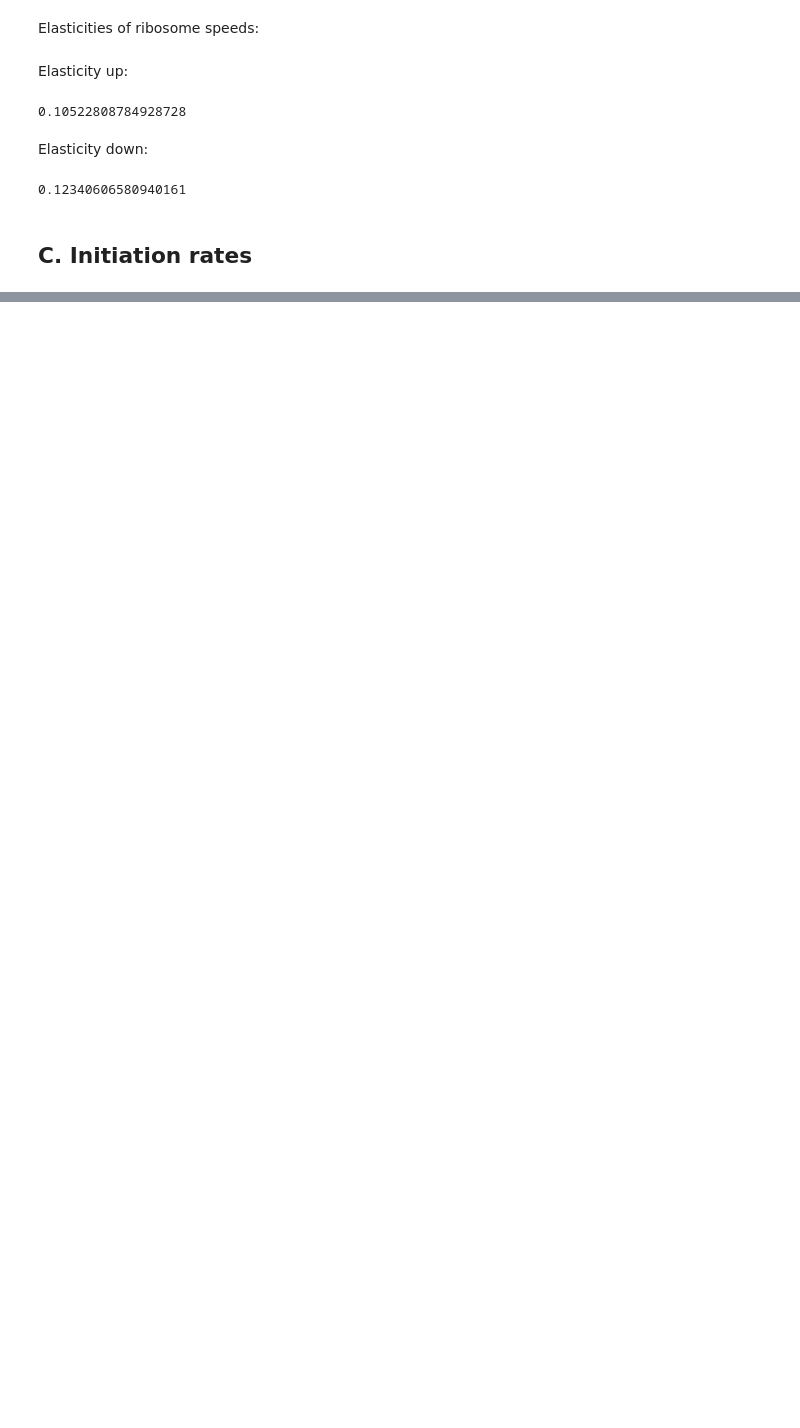
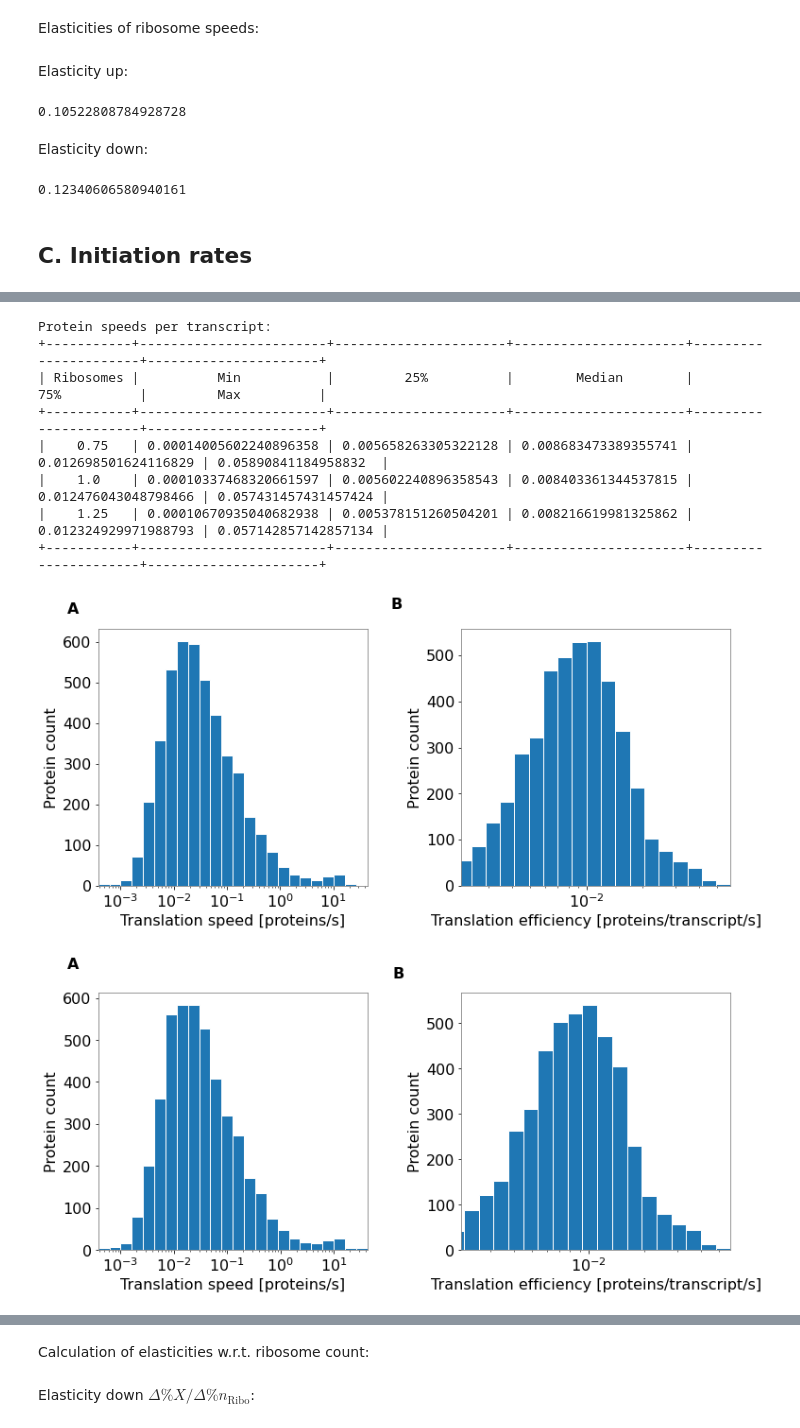
Before and after one commit to gittenberg/TRSL2, a Jupyter notebook: notebooks/01_Sensitivity_analysis_parameters.ipynb, the cells around one changed output, grey strips where cells are left out. Drawn from its saved outputs; the diff is of its cells as text; code cells hidden in the pictures; blank space fills up the shorter version.

```diff
--- a/notebooks/01_Sensitivity_analysis_parameters.ipynb
+++ b/notebooks/01_Sensitivity_analysis_parameters.ipynb
@@ -382,0 +455,3 @@ Elasticity down:
+# %%
+transcriptome_shah = pickle.load(open('../parameters/transcriptome_shah.p', 'rb'))
+orf_genomic_dict = pickle.load(open("../parameters/orf_coding.p", 'rb'))
@@ -382,0 +460,12 @@ Elasticity down:
+# %%
+prot_per_transcript_speeds = {}
+
+for nribo in results.keys():
+    print(nribo)
+    prot_per_transcript_speeds[nribo] = {}
+    for prot in protnames[nribo]:
+        start, stop = 599, len(results[nribo]['timecourses'][prot]) - 1  # 599 to exclude the "burn in" phase
+        prot_per_transcript_speeds[nribo][prot] = (results[nribo]['timecourses'][prot][stop] - results[nribo]['timecourses'][prot][start]) / \
+            transcriptome_shah[prot] / (1.0 * results[nribo]['timerange'][stop] - results[nribo]['timerange'][start])
+        if prot_per_transcript_speeds[nribo][prot] > 0.05:
+            print(prot, prot_per_transcript_speeds[nribo][prot])
@@ -382,0 +527,10 @@ Elasticity down:
+# %%
+def fivenum(data):
+    """Five-number summary."""
+    return np.percentile(list(data), [0, 25, 50, 75, 100], interpolation='midpoint')
+# %%
+print("Protein speeds:")
+t = PrettyTable(["Ribosomes", 'Min', '25%', 'Median', '75%', 'Max'])
+for nribo in results.keys():
+    t.add_row([nribo] + list(fivenum(prot_speeds[nribo].values())))
+print(t)
@@ -382,0 +546,18 @@ Elasticity down:
+# %%
+print("Protein speeds per transcript:")
+t = PrettyTable(["Ribosomes", 'Min', '25%', 'Median', '75%', 'Max'])
+for nribo in results.keys():
+    t.add_row([nribo] + list(fivenum(prot_per_transcript_speeds[nribo].values())))
+    plot_speed_efficiency(prot_speeds[nribo], prot_per_transcript_speeds[nribo])
+print(t)
+# %% [output]
+Protein speeds per transcript:
++-----------+------------------------+----------------------+----------------------+----------------------+----------------------+
+| Ribosomes |          Min           |         25%          |        Median        |         75%          |         Max          |
++-----------+------------------------+----------------------+----------------------+----------------------+----------------------+
+|    0.75   | 0.00014005602240896358 | 0.005658263305322128 | 0.008683473389355741 | 0.012698501624116829 | 0.05890841184958832  |
+|    1.0    | 0.00010337468320661597 | 0.005602240896358543 | 0.008403361344537815 | 0.012476043048798466 | 0.057431457431457424 |
+|    1.25   | 0.00010670935040682938 | 0.005378151260504201 | 0.008216619981325862 | 0.012324929971988793 | 0.057142857142857134 |
++-----------+------------------------+----------------------+----------------------+----------------------+----------------------+
+[figure, added]
+[figure, added]
@@ -382,0 +565,4 @@ Elasticity down:
+# %% [markdown]
+Calculation of elasticities w.r.t. ribosome count:
+# %% [markdown]
+Elasticity down $\Delta \% X / \Delta \% n_{\mathrm{Ribo}}$:
```
Also changed, not shown: parts of 38 cells of this notebook.
